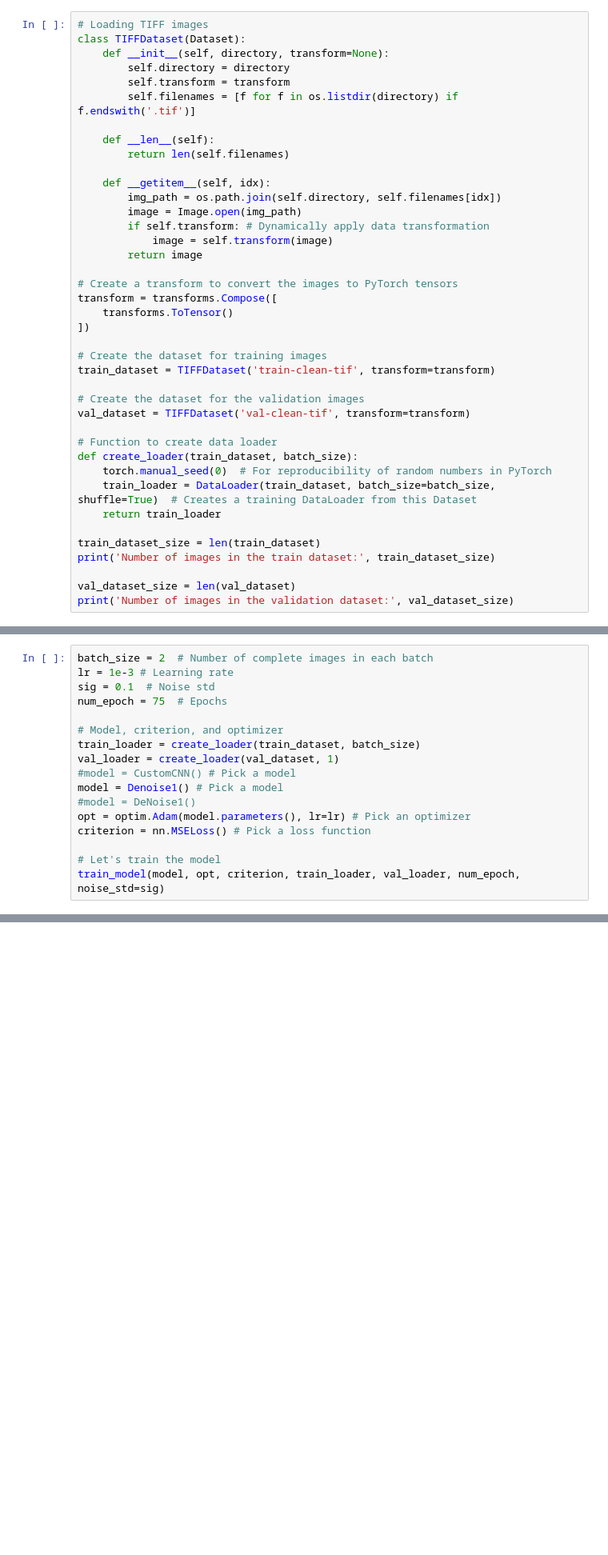
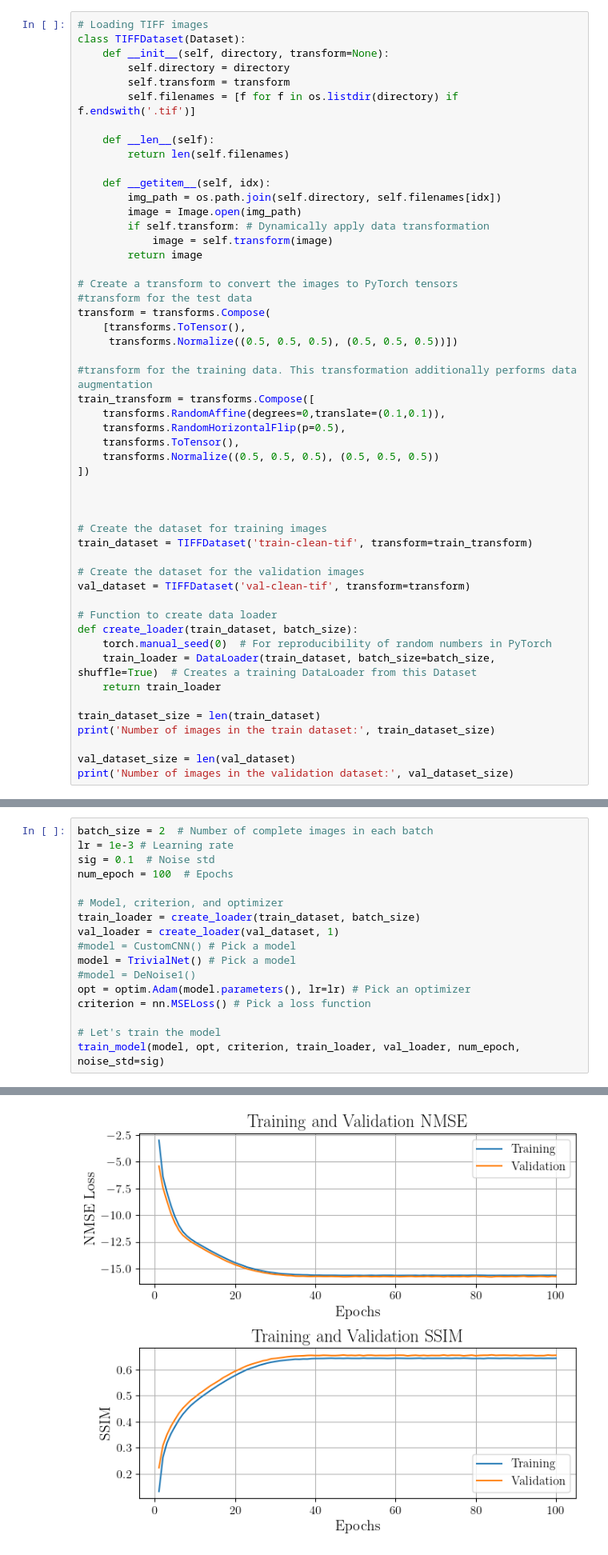
Before and after one commit to MihirJoe/MRI-Denoising, a Jupyter notebook: starter_code.ipynb, the cells around one changed output, grey strips where cells are left out. Shown at 80% size. Cells and saved outputs as stored; diff of their text form; blank space fills up the shorter version.

```diff
--- a/starter_code.ipynb
+++ b/starter_code.ipynb
@@ -55,12 +55,23 @@ class TIFFDataset(Dataset):
         return image
 
 # Create a transform to convert the images to PyTorch tensors
-transform = transforms.Compose([
-    transforms.ToTensor()
+#transform for the test data
+transform = transforms.Compose(
+    [transforms.ToTensor(),
+     transforms.Normalize((0.5, 0.5, 0.5), (0.5, 0.5, 0.5))])
+
+#transform for the training data. This transformation additionally performs data augmentation
+train_transform = transforms.Compose([
+    transforms.RandomAffine(degrees=0,translate=(0.1,0.1)),
+    transforms.RandomHorizontalFlip(p=0.5),
+    transforms.ToTensor(),
+    transforms.Normalize((0.5, 0.5, 0.5), (0.5, 0.5, 0.5))
 ])
 
+
+
 # Create the dataset for training images
-train_dataset = TIFFDataset('train-clean-tif', transform=transform)
+train_dataset = TIFFDataset('train-clean-tif', transform=train_transform)
 
 # Create the dataset for the validation images
 val_dataset = TIFFDataset('val-clean-tif', transform=transform)
@@ -809,16 +829,17 @@ ___
 batch_size = 2  # Number of complete images in each batch
 lr = 1e-3 # Learning rate
 sig = 0.1  # Noise std
-num_epoch = 75  # Epochs
+num_epoch = 100  # Epochs
 
 # Model, criterion, and optimizer
 train_loader = create_loader(train_dataset, batch_size)
 val_loader = create_loader(val_dataset, 1)
 #model = CustomCNN() # Pick a model
-model = Denoise1() # Pick a model
+model = TrivialNet() # Pick a model
 #model = DeNoise1()
 opt = optim.Adam(model.parameters(), lr=lr) # Pick an optimizer
 criterion = nn.MSELoss() # Pick a loss function
 
 # Let's train the model
 train_model(model, opt, criterion, train_loader, val_loader, num_epoch, noise_std=sig)
+# %% [output]
@@ -824,0 +863 @@ train_model(model, opt, criterion, train_loader, val_loader, num_epoch, noise_st
+[figure, added]
```
Also changed, not shown: parts of 7 cells of this notebook.
